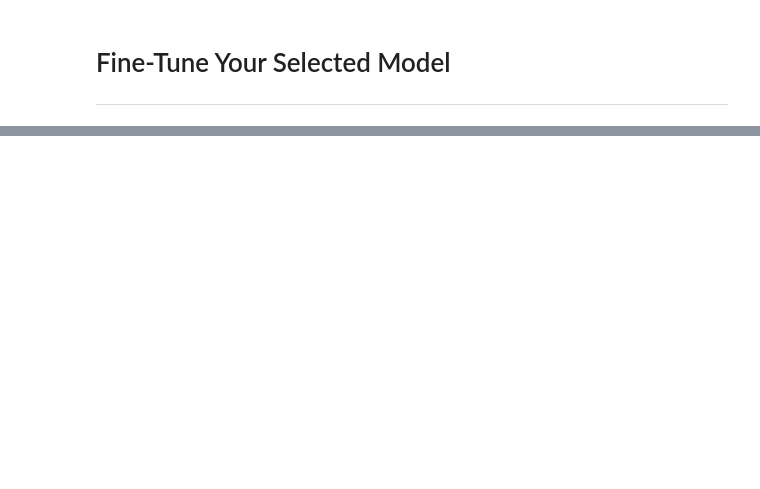
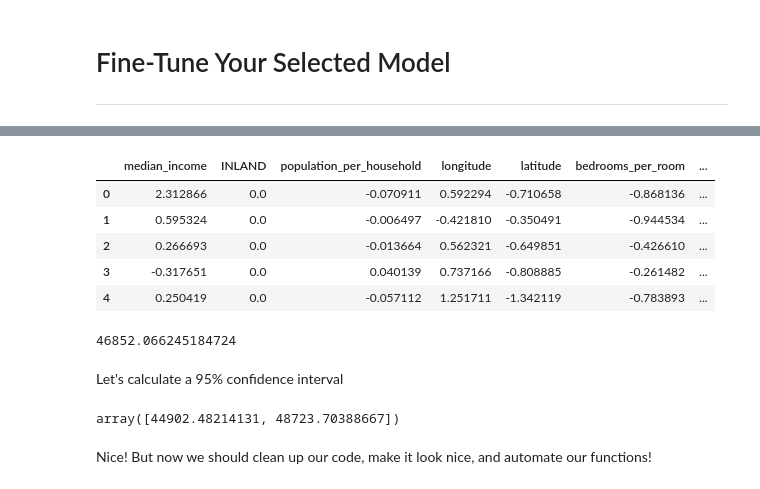
Before and after one commit to calvinh99/handsonml, a Jupyter notebook: DistrictPricing.ipynb, the cells around one changed output, grey strips where cells are left out. Cells and saved outputs as stored; diff of their text form; code cells hidden in the pictures; blank space fills up the shorter version.

```diff
--- a/DistrictPricing.ipynb
+++ b/DistrictPricing.ipynb
@@ -952,0 +909,11 @@ Cool! Now we can load these models up whenever we want!
+# %%
+X_test_final = X_test_prepared[new_attributes]
+# %%
+X_test_final.head()
+# %% [output]
+|  | median_income | INLAND | population_per_household | longitude | latitude | bedrooms_per_room | ... |
+| 0 | 2.312866 | 0.0 | -0.070911 | 0.592294 | -0.710658 | -0.868136 | ... |
+| 1 | 0.595324 | 0.0 | -0.006497 | -0.421810 | -0.350491 | -0.944534 | ... |
+| 2 | 0.266693 | 0.0 | -0.013664 | 0.562321 | -0.649851 | -0.426610 | ... |
+| 3 | -0.317651 | 0.0 | 0.040139 | 0.737166 | -0.808885 | -0.261482 | ... |
+| 4 | 0.250419 | 0.0 | -0.057112 | 1.251711 | -1.342119 | -0.783893 | ... |
@@ -952,0 +922,18 @@ Cool! Now we can load these models up whenever we want!
+# %%
+final_rmse = mean_squared_error(y_test, final_predictions, squared=False)
+final_rmse
+# %% [output]
+46852.066245184724
+# %% [markdown]
+Let's calculate a 95% confidence interval
+# %%
+from scipy import stats
+confidence = 0.95
+squared_errors = (final_predictions - y_test) ** 2
+np.sqrt(stats.t.interval(confidence, len(squared_errors) - 1,
+                         loc=squared_errors.mean(),
+                         scale=stats.sem(squared_errors)))
+# %% [output]
+array([44902.48214131, 48723.70388667])
+# %% [markdown]
+Nice! But now we should clean up our code, make it look nice, and automate our functions!
```
Also changed, not shown: parts of 141 cells of this notebook.
